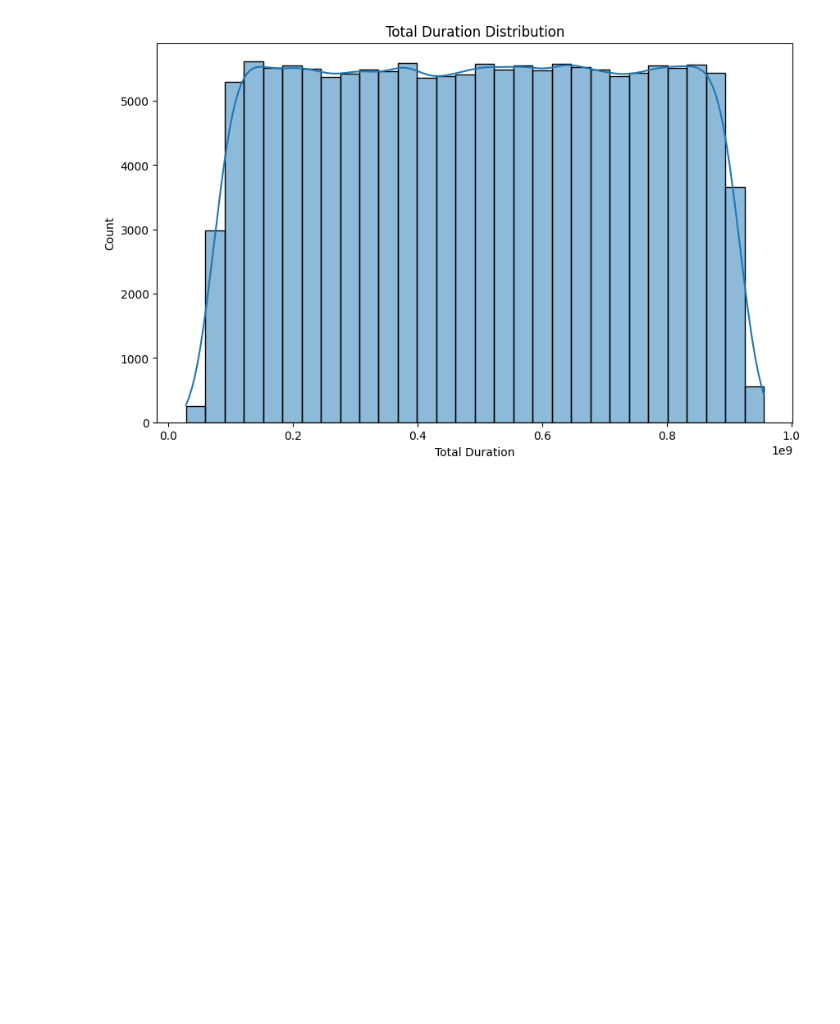
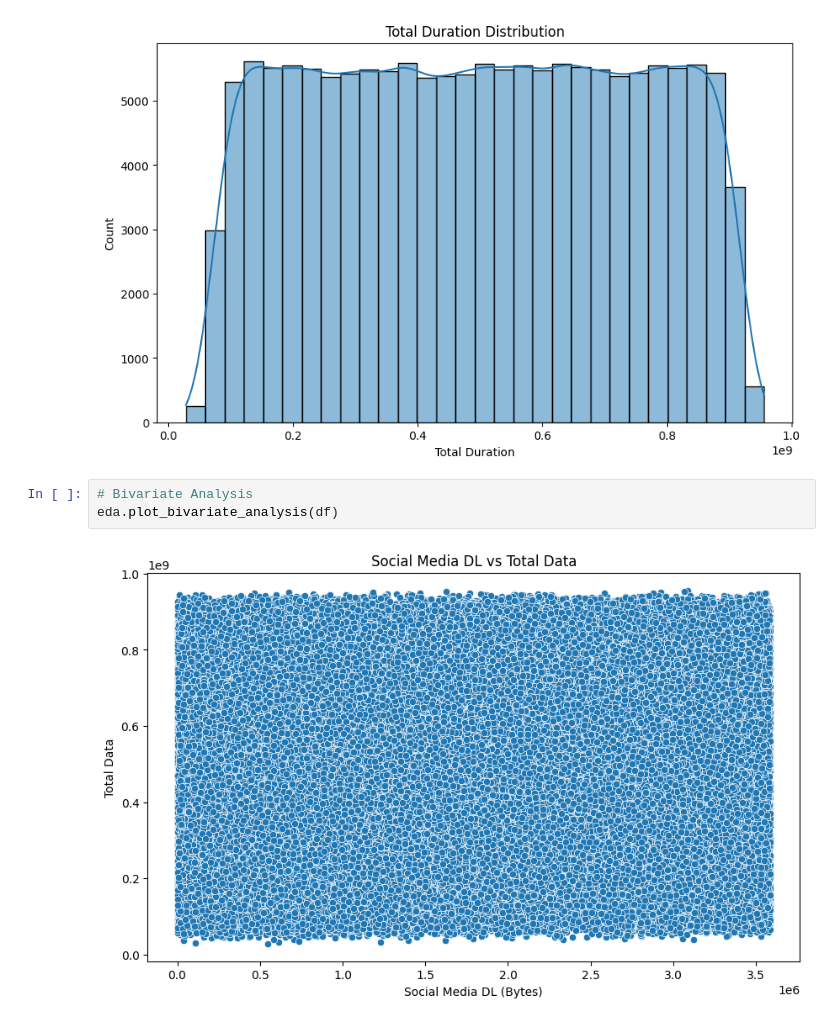
Before and after one commit to GetieBalew24/TellCo_Telecom_Analysis, a Jupyter notebook: notebooks/user_overview_analysis.ipynb, the cells around one changed output. Drawn from its saved outputs; the diff is of its cells as text; blank space fills up the shorter version.

Commit message:
Bivariate Analysis

```diff
--- a/notebooks/user_overview_analysis.ipynb
+++ b/notebooks/user_overview_analysis.ipynb
@@ -305,3 +307,8 @@ dtype: float64
 eda.plot_univariate_Analysis(df)
 # %% [output]
 [figure]
+# %%
+# Bivariate Analysis
+eda.plot_bivariate_analysis(df)
+# %% [output]
+[figure, added]
```
Also changed, not shown: parts of 1 cell of this notebook, 1 other file.
